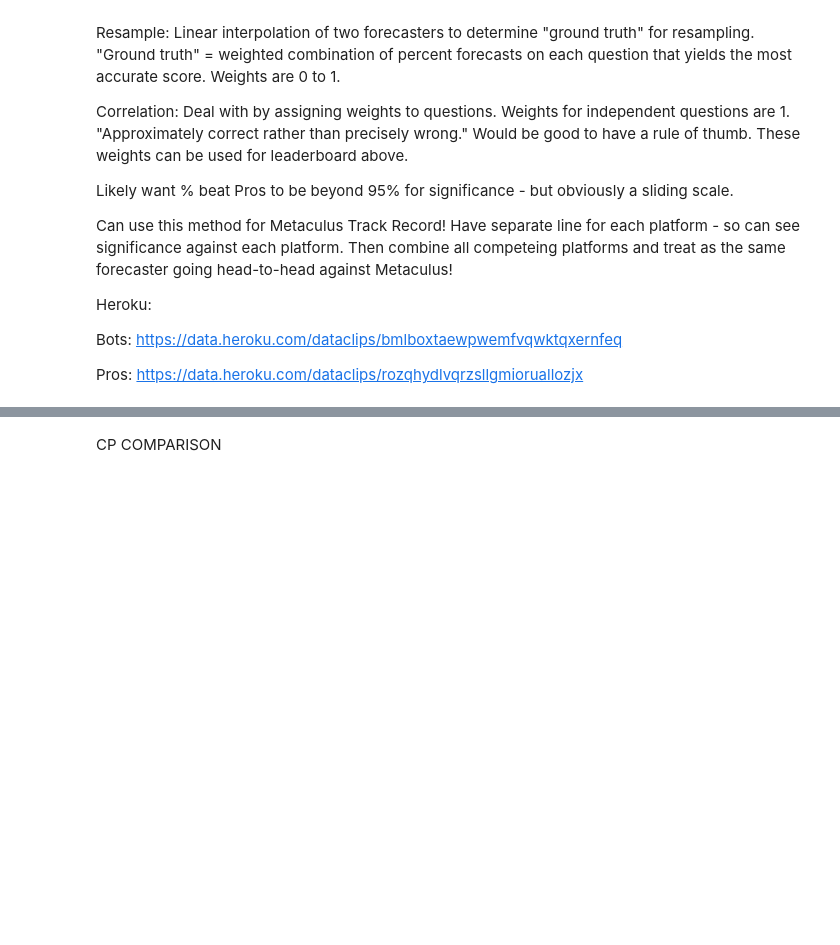
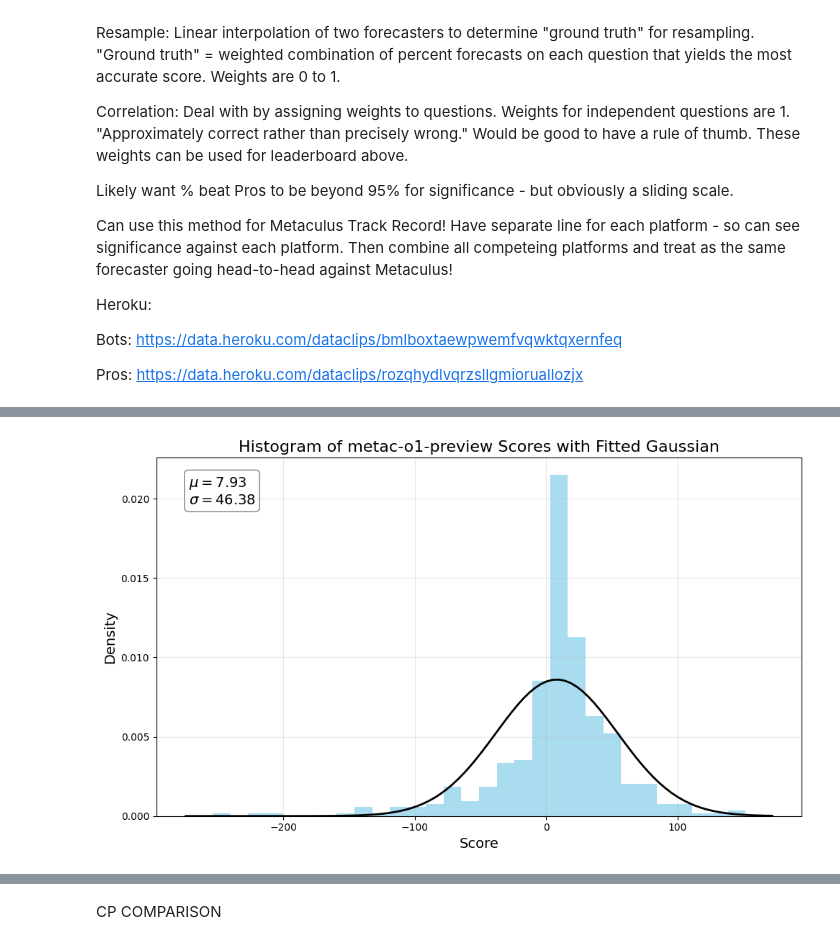
Before and after one commit to Metaculus/aib-analysis, a Jupyter notebook: AI_BENCHMARKING_ANALYSIS.ipynb, the cells around one changed output, grey strips where cells are left out. Drawn from its saved outputs; the diff is of its cells as text; code cells hidden in the pictures; blank space fills up the shorter version.

```diff
--- a/AI_BENCHMARKING_ANALYSIS.ipynb
+++ b/AI_BENCHMARKING_ANALYSIS.ipynb
@@ -48,17 +49,17 @@ close time in a later cell!
 df_pro_bot_resolved_questions: Has pro_question_id, bot_question_id, title, resolution, scheduled_close_time, question_weight
 """
 
-df_bot_scores = pd.read_csv(f'https://data.heroku.com/dataclips/nudnpycciffydoeihwbtttlkwpcj.csv')
+df_bot_scores = pd.read_csv(f'https://data.heroku.com/dataclips/nqghgczhvwahbmupzypyzaanabzv.csv')
 df_bot_scores.to_csv('scores/bots_score_data_q4.csv', index=False)
 #df_bot_scores = pd.read_csv('scores/bots_score_data_q3.csv')
 df_bot_questions = df_bot_scores.rename(columns={'question_id': 'bot_question_id', 'question_title': 'title'})
-df_bot_questions = df_bot_questions[df_bot_questions['resolution'].isin(['yes', 'no'])]
+#df_bot_questions = df_bot_questions[df_bot_questions['resolution'].isin(['yes', 'no'])]
 
-df_pro_scores = pd.read_csv(f'https://data.heroku.com/dataclips/dgoglqeavaxrhhnfcikkoobuollk.csv')
+df_pro_scores = pd.read_csv(f'https://data.heroku.com/dataclips/pcyecxbmoxppkxxaebikcwukhpqk.csv')
 df_pro_scores.to_csv('scores/pros_score_data_q4.csv', index=False)
 #df_pro_scores = pd.read_csv('scores/pros_score_data_q3.csv')
 df_pro_questions = df_pro_scores.rename(columns={'question_id': 'pro_question_id', 'question_title': 'title'})
-df_pro_questions = df_pro_questions[df_pro_questions['resolution'].isin(['yes', 'no'])]
+#df_pro_questions = df_pro_questions[df_pro_questions['resolution'].isin(['yes', 'no'])]
 
 df_pro_resolved_questions = df_pro_questions[['pro_question_id', 'title', 'resolution', 'scheduled_close_time', 'actual_close_time', 'question_weight']]
 df_bot_resolved_questions = df_bot_questions[['bot_question_id', 'title', 'resolution', 'scheduled_close_time', 'actual_close_time', 'question_weight']]
@@ -757,39 +1012,42 @@ df_W_leaderboard_print.to_csv('weighted_bot_peer_leaderboard_t_test.csv', index=
 # %%
 # @title Histogram of bot
 
-# Extract the 'mf-bot-1' column and remove NaN values
-
-name = 'mf-bot-1'
+if 'mf-bot-1' in df_bot_peer_wide.columns:
+  name = 'mf-bot-1'
+else:
+  name = 'metac-o1-preview'
 
 scores = df_bot_peer_wide[name].dropna()
 
 # Create the histogram
 plt.figure(figsize=(10, 6))
 n, bins, patches = plt.hist(scores, bins=30, density=True, alpha=0.7, color='skyblue')
 
 # Fit a normal distribution to the data
 mu, std = norm.fit(scores)
 
 # Plot the PDF of the fitted normal distribution
 xmin, xmax = plt.xlim()
 x = np.linspace(xmin, xmax, 100)
 p = norm.pdf(x, mu, std)
 plt.plot(x, p, 'k', linewidth=2)
 
 # Customize the plot
 plt.title(f"Histogram of {name} Scores with Fitted Gaussian", fontsize=16)
 plt.xlabel("Score", fontsize=14)
 plt.ylabel("Density", fontsize=14)
 
 # Add text box with distribution parameters
 textstr = f'$\mu={mu:.2f}$\n$\sigma={std:.2f}$'
 props = dict(boxstyle='round', facecolor='white', alpha=0.5)
 plt.text(0.05, 0.95, textstr, transform=plt.gca().transAxes, fontsize=14,
          verticalalignment='top', bbox=props)
 
 plt.grid(True, alpha=0.3)
 plt.tight_layout()
 plt.show()
+# %% [output]
+[figure, added]
 # %%
 df_bot_peer_wide.shape
 
```
Also changed, not shown: parts of 63 cells of this notebook, 5 other files.
